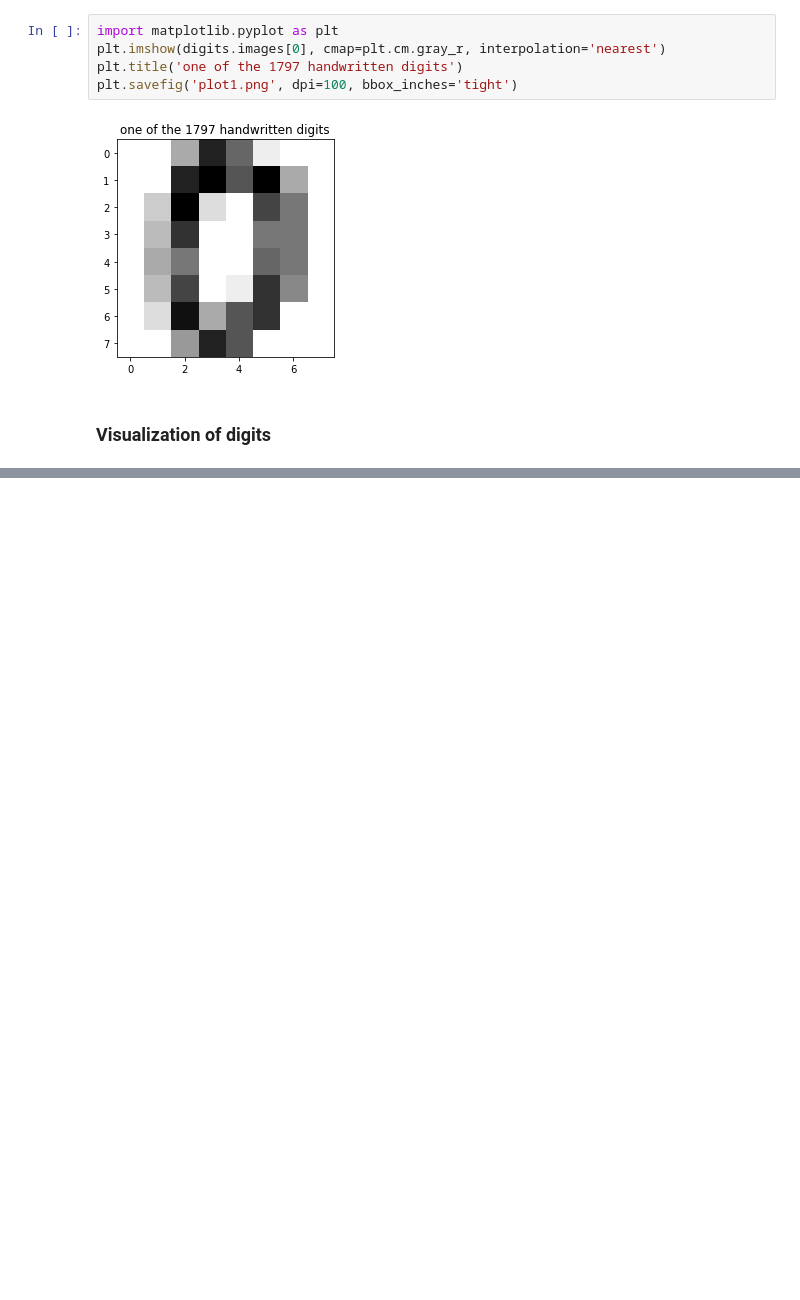
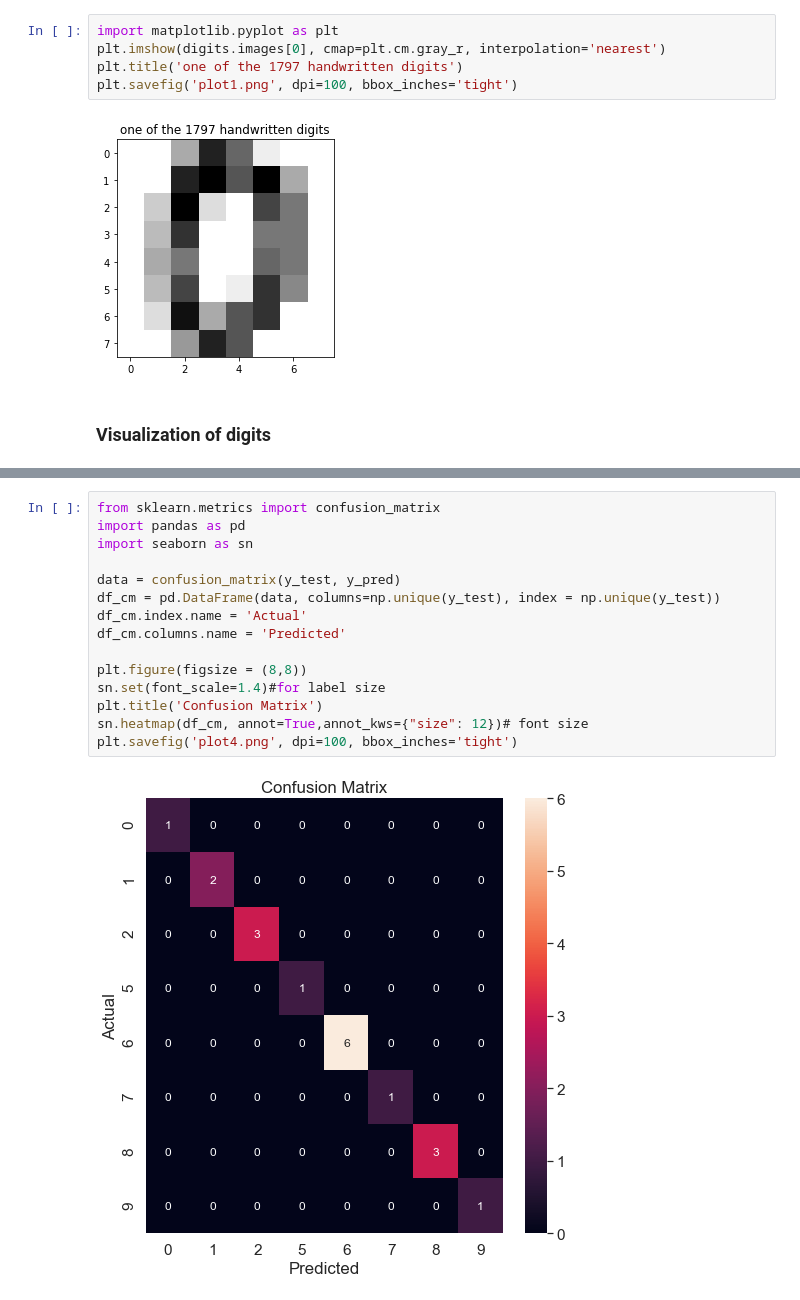
Before and after one commit to sinanthahir/Internship_suven_technology, a Jupyter notebook: Recognizing-Handwritten-Digits/handwritten-digits-recognizer.ipynb, the cells around one changed output, grey strips where cells are left out. Cells and saved outputs as stored; diff of their text form; blank space fills up the shorter version.

```diff
--- a/Recognizing-Handwritten-Digits/handwritten-digits-recognizer.ipynb
+++ b/Recognizing-Handwritten-Digits/handwritten-digits-recognizer.ipynb
@@ -65,0 +135,17 @@ plt.savefig('plot1.png', dpi=100, bbox_inches='tight')
+# %%
+from sklearn.metrics import confusion_matrix
+import pandas as pd
+import seaborn as sn
+
+data = confusion_matrix(y_test, y_pred)
+df_cm = pd.DataFrame(data, columns=np.unique(y_test), index = np.unique(y_test))
+df_cm.index.name = 'Actual'
+df_cm.columns.name = 'Predicted'
+
+plt.figure(figsize = (8,8))
+sn.set(font_scale=1.4)#for label size
+plt.title('Confusion Matrix')
+sn.heatmap(df_cm, annot=True,annot_kws={"size": 12})# font size
+plt.savefig('plot4.png', dpi=100, bbox_inches='tight')
+# %% [output]
+[figure, added]
```
Also changed, not shown: parts of 23 cells of this notebook, 3 other files.
